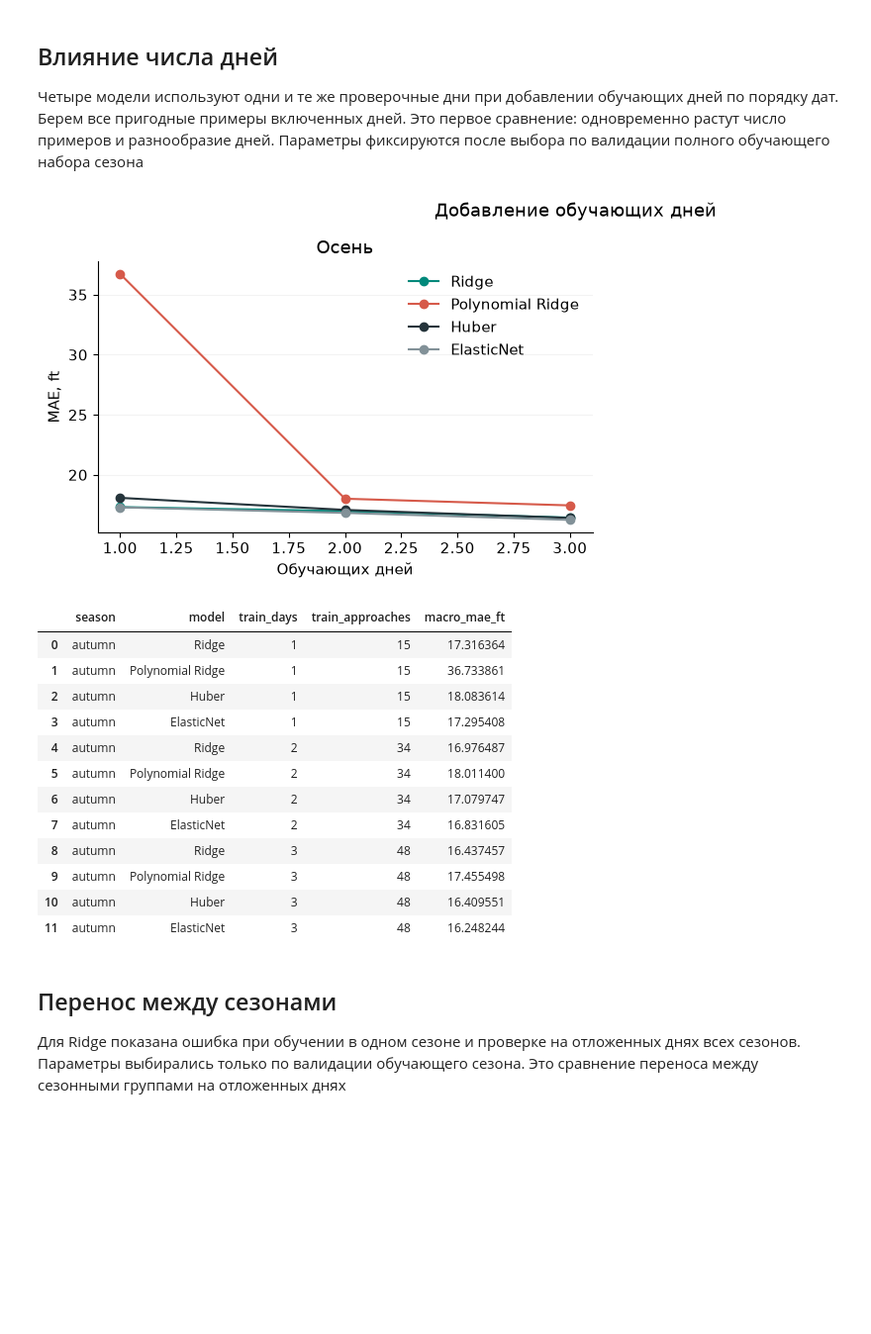
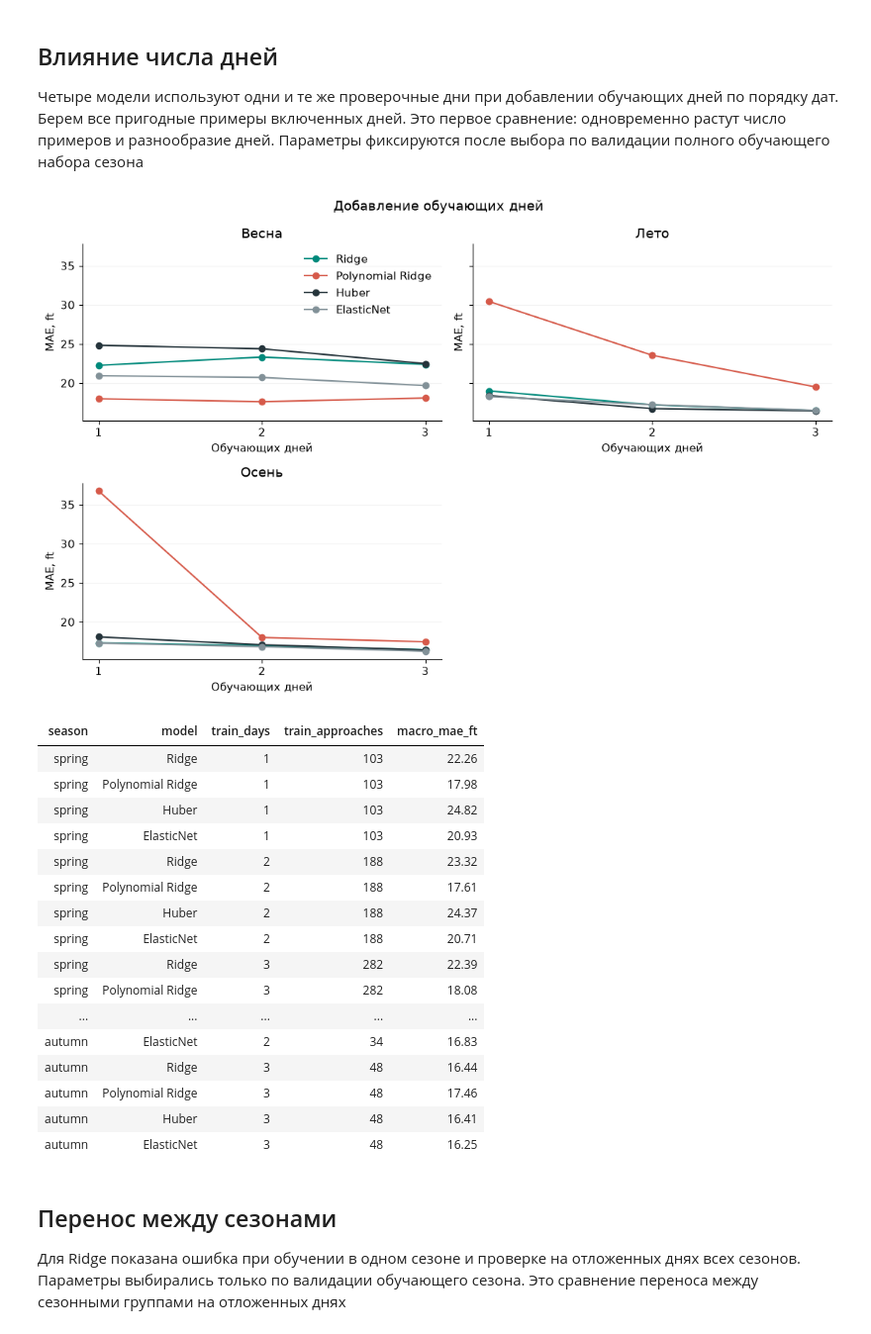
Before and after one commit to steptovictory-dev/Approach-Risk-ver.-1.1, a Jupyter notebook: research/lfpg-seasonal-learning/notebooks/02_seasonal_training.ipynb, the cells around one changed output. Shown at 99% size. Cells and saved outputs as stored; diff of their text form; code cells hidden in the pictures; blank space fills up the shorter version.

Commit message:
Complete 2025 LFPG seasonal learning experiment

```diff
--- a/research/lfpg-seasonal-learning/notebooks/02_seasonal_training.ipynb
+++ b/research/lfpg-seasonal-learning/notebooks/02_seasonal_training.ipynb
@@ -51,36 +57,42 @@ display(shown.style.format('{:.2f}').highlight_min(axis=0, color='#DDEFE8'))
 # %%
 fig, axes = plt.subplots(2, 2, figsize=(11, 7), sharey=True)
 for ax, season, label in zip(axes.flat, seasons, labels):
     subset = learning.loc[learning.season.eq(season) & learning.converged]
     for model, color in [('Ridge', '#00897B'), ('Polynomial Ridge', '#D65A4A'),
                          ('Huber', '#25343B'), ('ElasticNet', '#829198')]:
         values = subset.loc[subset.model.eq(model)].sort_values('train_days')
         ax.plot(values.train_days, values.macro_mae_ft, marker='o', color=color, label=model)
     ax.set(title=label, xlabel='Обучающих дней', ylabel='MAE, ft')
+    ax.set_xticks(sorted(subset.train_days.unique()))
     ax.grid(axis='y', alpha=.15)
 axes[0, 0].legend(frameon=False)
 for ax in list(axes.flat)[len(seasons):]:
     ax.set_visible(False)
 fig.suptitle('Добавление обучающих дней')
 fig.tight_layout()
 fig.savefig(base / 'figures/02_learning.png', dpi=180, bbox_inches='tight')
 plt.show()
-display(learning[['season', 'model', 'train_days', 'train_approaches', 'macro_mae_ft']])
+display(learning[['season', 'model', 'train_days', 'train_approaches', 'macro_mae_ft']]
+        .style.format({'macro_mae_ft': '{:.2f}'}).hide(axis='index'))
 # %% [output]
-[figure, old version]
+[figure, new version]
-|  | season | model | train_days | train_approaches | macro_mae_ft |
-| 0 | autumn | Ridge | 1 | 15 | 17.316364 |
-| 1 | autumn | Polynomial Ridge | 1 | 15 | 36.733861 |
-| 2 | autumn | Huber | 1 | 15 | 18.083614 |
-| 3 | autumn | ElasticNet | 1 | 15 | 17.295408 |
-| 4 | autumn | Ridge | 2 | 34 | 16.976487 |
-| 5 | autumn | Polynomial Ridge | 2 | 34 | 18.011400 |
-| 6 | autumn | Huber | 2 | 34 | 17.079747 |
-| 7 | autumn | ElasticNet | 2 | 34 | 16.831605 |
-| 8 | autumn | Ridge | 3 | 48 | 16.437457 |
-| 9 | autumn | Polynomial Ridge | 3 | 48 | 17.455498 |
-| 10 | autumn | Huber | 3 | 48 | 16.409551 |
-| 11 | autumn | ElasticNet | 3 | 48 | 16.248244 |
+| season | model | train_days | train_approaches | macro_mae_ft |
+| spring | Ridge | 1 | 103 | 22.26 |
+| spring | Polynomial Ridge | 1 | 103 | 17.98 |
+| spring | Huber | 1 | 103 | 24.82 |
+| spring | ElasticNet | 1 | 103 | 20.93 |
+| spring | Ridge | 2 | 188 | 23.32 |
+| spring | Polynomial Ridge | 2 | 188 | 17.61 |
+| spring | Huber | 2 | 188 | 24.37 |
+| spring | ElasticNet | 2 | 188 | 20.71 |
+| spring | Ridge | 3 | 282 | 22.39 |
+| spring | Polynomial Ridge | 3 | 282 | 18.08 |
+| ... | ... | ... | ... | ... |
+| autumn | ElasticNet | 2 | 34 | 16.83 |
+| autumn | Ridge | 3 | 48 | 16.44 |
+| autumn | Polynomial Ridge | 3 | 48 | 17.46 |
+| autumn | Huber | 3 | 48 | 16.41 |
+| autumn | ElasticNet | 3 | 48 | 16.25 |
 # %% [markdown]
 ## Перенос между сезонами
 
```
Also changed, not shown: parts of 4 cells of this notebook, 16 other files.
